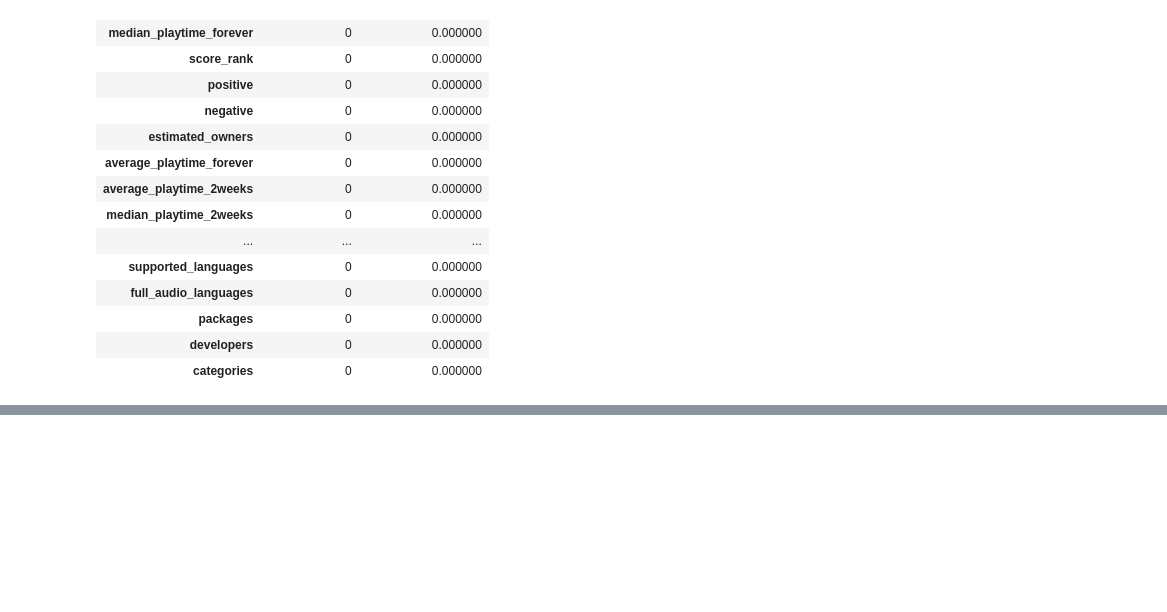
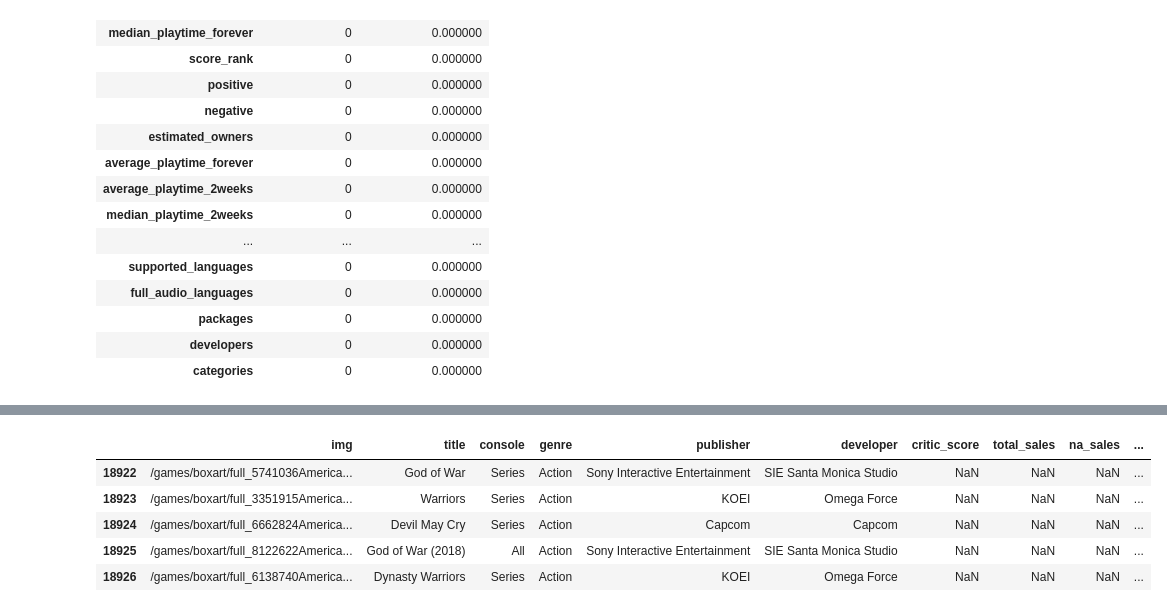
Before and after one commit to huetang/game-market-analysis, a Jupyter notebook: notebooks/data_cleaning.ipynb, the cells around one changed output, grey strips where cells are left out. Saved outputs shown, nothing was run; the diff lists cells and outputs as text; code cells hidden in the pictures; blank space fills up the shorter version.

```diff
--- a/notebooks/data_cleaning.ipynb
+++ b/notebooks/data_cleaning.ipynb
@@ -252,0 +323,9 @@ steam.to_csv(
+# %%
+vgchartz[vgchartz["total_sales"].isna()].head()
+# %% [output]
+|  | img | title | console | genre | publisher | developer | critic_score | total_sales | na_sales | ... |
+| 18922 | /games/boxart/full_5741036America... | God of War | Series | Action | Sony Interactive Entertainment | SIE Santa Monica Studio | NaN | NaN | NaN | ... |
+| 18923 | /games/boxart/full_3351915America... | Warriors | Series | Action | KOEI | Omega Force | NaN | NaN | NaN | ... |
+| 18924 | /games/boxart/full_6662824America... | Devil May Cry | Series | Action | Capcom | Capcom | NaN | NaN | NaN | ... |
+| 18925 | /games/boxart/full_8122622America... | God of War (2018) | All | Action | Sony Interactive Entertainment | SIE Santa Monica Studio | NaN | NaN | NaN | ... |
+| 18926 | /games/boxart/full_6138740America... | Dynasty Warriors | Series | Action | KOEI | Omega Force | NaN | NaN | NaN | ... |
```
Also changed, not shown: parts of 15 cells of this notebook.
